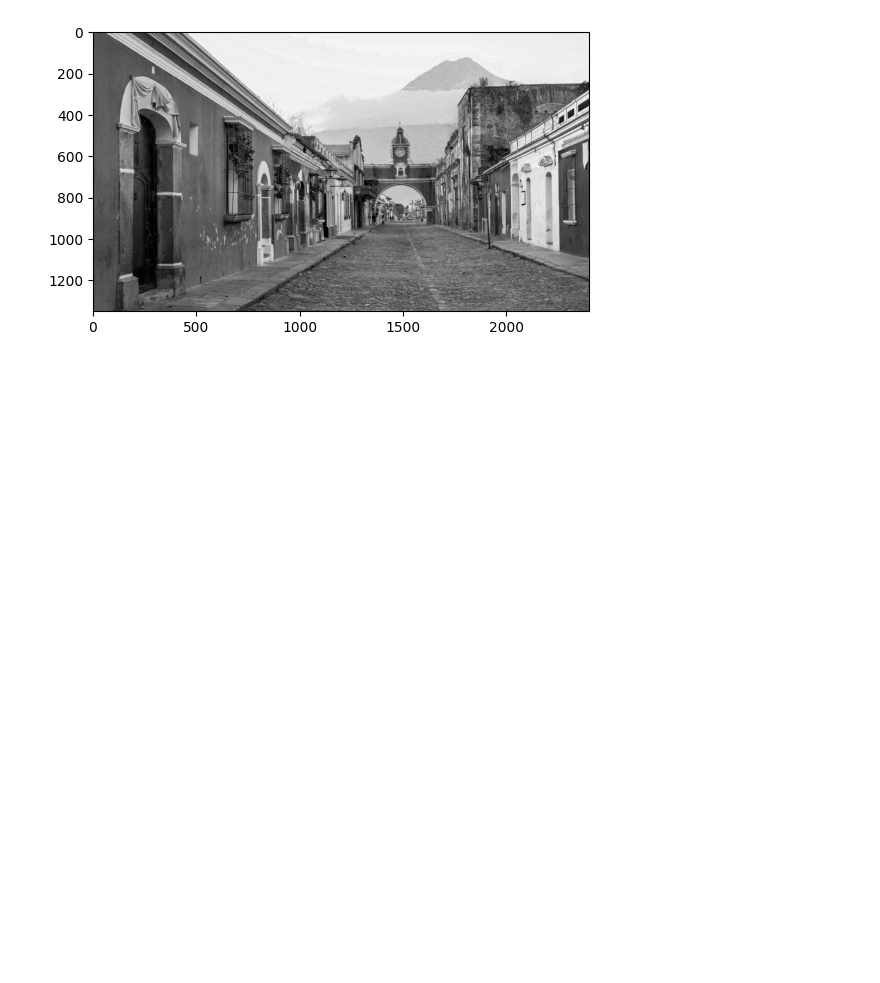
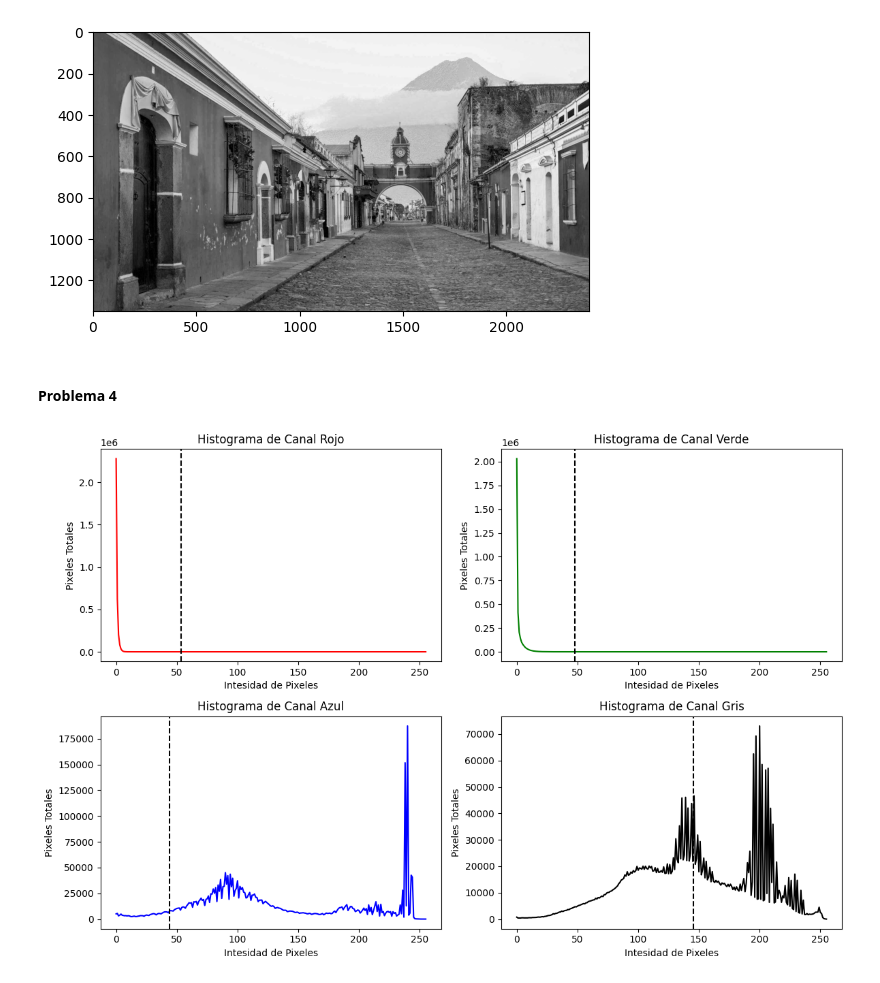
Before and after one commit to LeoContreras8/Lab1, a Jupyter notebook: laboratorio1_LeonelContreras.ipynb, the cells around one changed output. Cells and saved outputs as stored; diff of their text form; code cells hidden in the pictures; blank space fills up the shorter version.

Commit message:
problema4

```diff
--- a/laboratorio1_LeonelContreras.ipynb
+++ b/laboratorio1_LeonelContreras.ipynb
@@ -243,3 +244,5 @@ EscalaGrises3D("AntiguaGuatemala.jpg")
 [figure]
 [figure]
 [figure]
+# %% [markdown]
+#### Problema 4
@@ -245,0 +350,4 @@ EscalaGrises3D("AntiguaGuatemala.jpg")
+# %%
+HistogramaCanal("AntiguaGuatemala.jpg")
+# %% [output]
+[figure, added]
```
Also changed, not shown: parts of 2 cells of this notebook, 5 other files.
